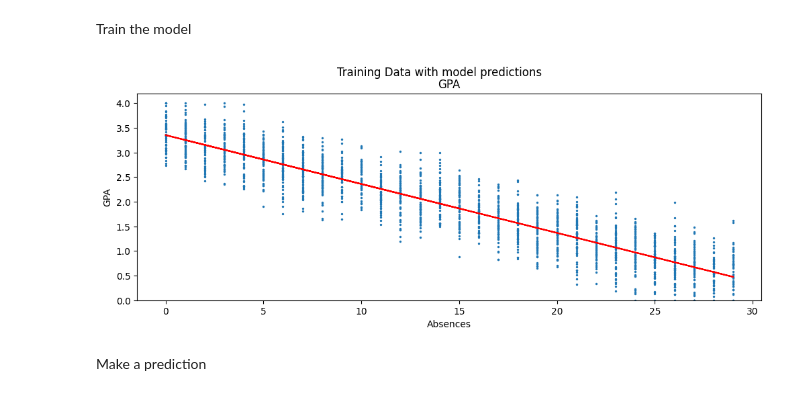
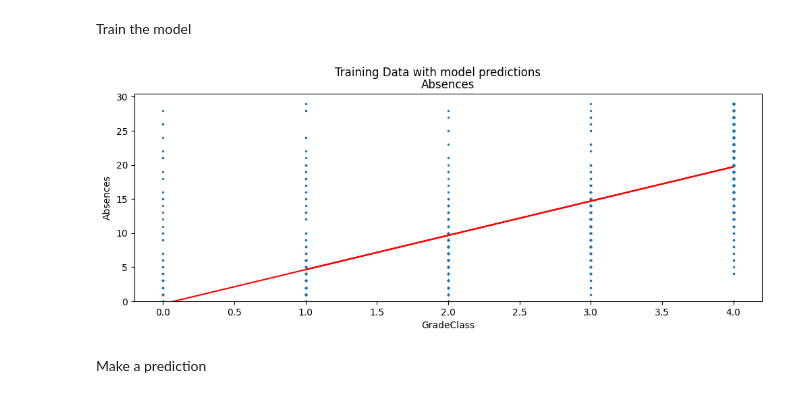
Before and after one commit to Thomas7689/MLG382-Student-performance-prediction, a Jupyter notebook: Project 1/Model building/Linear regression.ipynb, the cells around one changed output. Cells and saved outputs as stored; diff of their text form; code cells hidden in the pictures.

```diff
--- a/Project 1/Model building/Linear regression.ipynb
+++ b/Project 1/Model building/Linear regression.ipynb
@@ -89,10 +89,10 @@ df = pd.read_csv('../Student_performance_data.csv')
 # %% [markdown]
 Train the model
 # %%
-model, GPATrain, yTrain, yTrainPrediction, testTarget, yTest, yTestPrediction= GetTrainAndTestData(df, "Absences", "GPA")
-PlotScatter(xData=GPATrain, yData=yTrain, predictions= yTrainPrediction, xAxisName="Absences", title= "Training Data with model predictions")
+model, GradeClassTrain, yTrain, yTrainPrediction, testTarget, yTest, yTestPrediction= GetTrainAndTestData(df, "GradeClass", "Absences")
+PlotScatter(xData=GradeClassTrain, yData=yTrain, predictions= yTrainPrediction, xAxisName="GradeClass", title= "Training Data with model predictions")
 # %% [output]
-[figure, old version]
+[figure, new version]
 # %% [markdown]
 Make a prediction
 # %%
```
Also changed, not shown: parts of 2 cells of this notebook, 2 other files.
